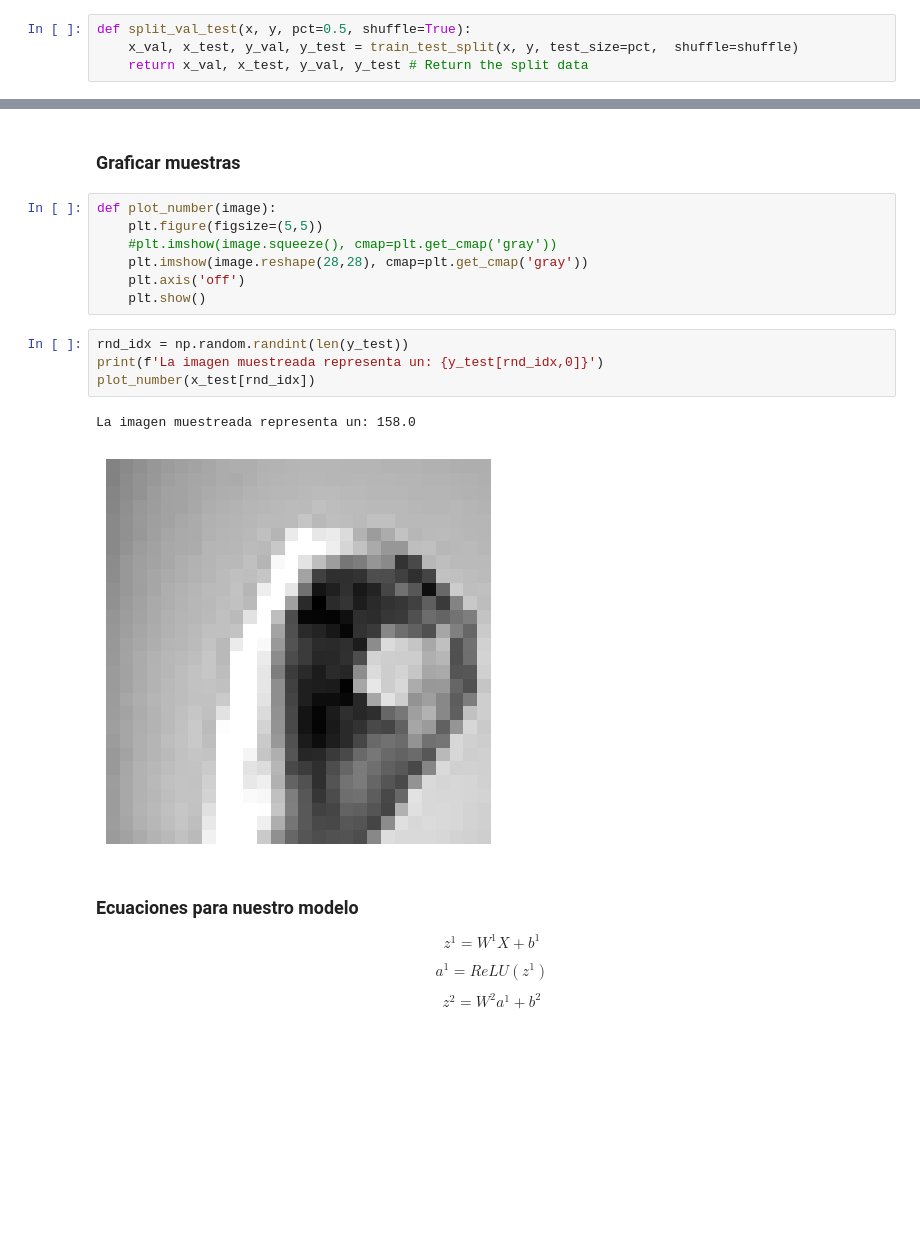
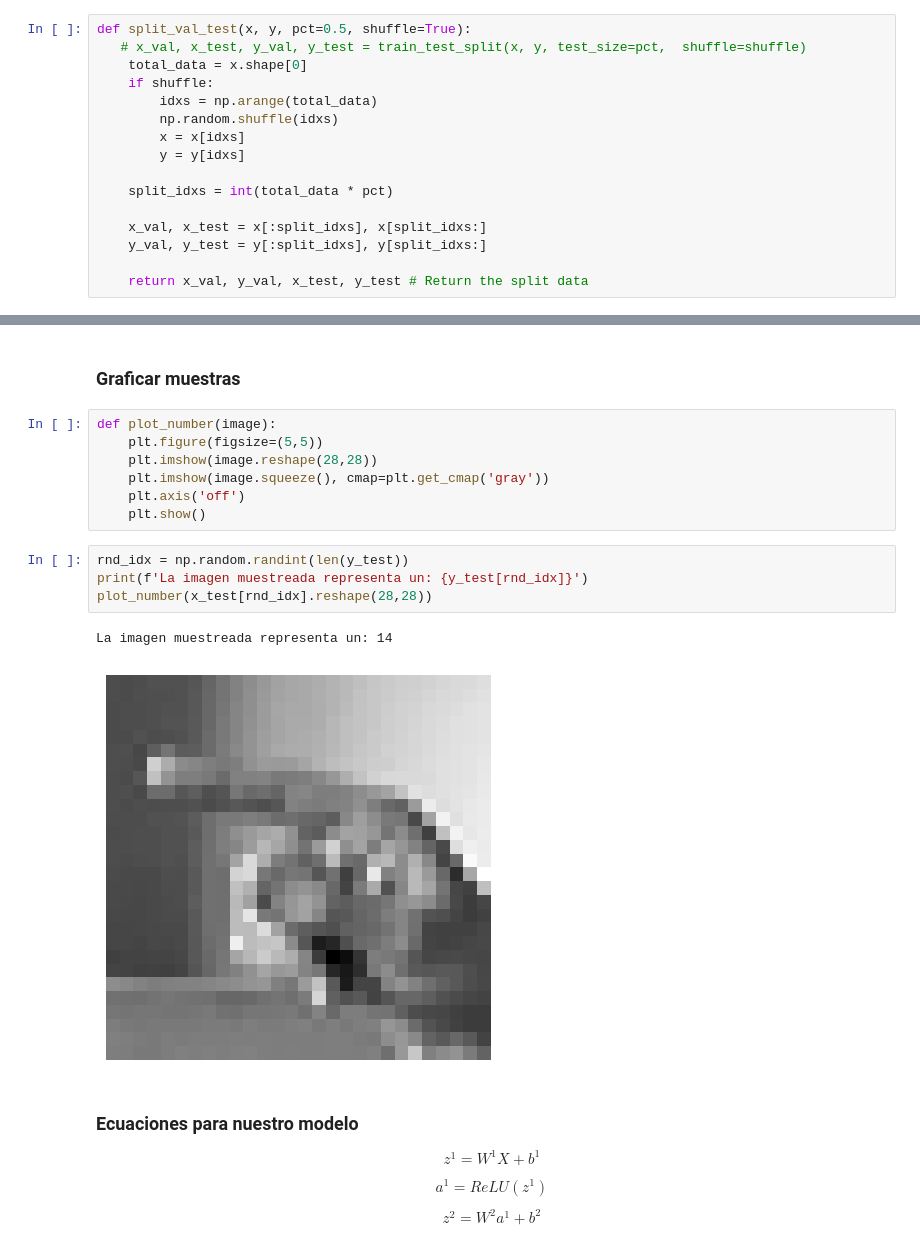
Before and after one commit to a00377571/IBM-Python101, a Jupyter notebook: A1b_DL_TC5033.ipynb, the cells around one changed output, grey strips where cells are left out. Drawn from its saved outputs; the diff is of its cells as text; blank space fills up the shorter version.

```diff
--- a/A1b_DL_TC5033.ipynb
+++ b/A1b_DL_TC5033.ipynb
@@ -133,8 +133,20 @@ x_val = valid_df.values.astype(np.float32)
 from sklearn.model_selection import train_test_split
 # %%
 def split_val_test(x, y, pct=0.5, shuffle=True):
-    x_val, x_test, y_val, y_test = train_test_split(x, y, test_size=pct,  shuffle=shuffle)
-    return x_val, x_test, y_val, y_test # Return the split data
+   # x_val, x_test, y_val, y_test = train_test_split(x, y, test_size=pct,  shuffle=shuffle)
+    total_data = x.shape[0]
+    if shuffle:
+        idxs = np.arange(total_data)
+        np.random.shuffle(idxs)
+        x = x[idxs]
+        y = y[idxs]
+
+    split_idxs = int(total_data * pct)
+
+    x_val, x_test = x[:split_idxs], x[split_idxs:]
+    y_val, y_test = y[:split_idxs], y[split_idxs:]
+
+    return x_val, y_val, x_test, y_test # Return the split data
 # %%
 x_val, y_val, x_test, y_test = split_val_test(x_val, y_val)
 # %%
@@ -175,17 +187,17 @@ x_train.mean(), x_train.std(), x_train.min()
 # %%
 def plot_number(image):
     plt.figure(figsize=(5,5))
-    #plt.imshow(image.squeeze(), cmap=plt.get_cmap('gray'))
-    plt.imshow(image.reshape(28,28), cmap=plt.get_cmap('gray'))
+    plt.imshow(image.reshape(28,28))
+    plt.imshow(image.squeeze(), cmap=plt.get_cmap('gray'))
     plt.axis('off')
     plt.show()
 # %%
 rnd_idx = np.random.randint(len(y_test))
-print(f'La imagen muestreada representa un: {y_test[rnd_idx,0]}')
-plot_number(x_test[rnd_idx])
+print(f'La imagen muestreada representa un: {y_test[rnd_idx]}')
+plot_number(x_test[rnd_idx].reshape(28,28))
 # %% [output]
-La imagen muestreada representa un: 158.0
+La imagen muestreada representa un: 14
-[figure, old version]
+[figure, new version]
 # %% [markdown]
 ### Ecuaciones para nuestro modelo
 
```
Also changed, not shown: parts of 8 cells of this notebook.
